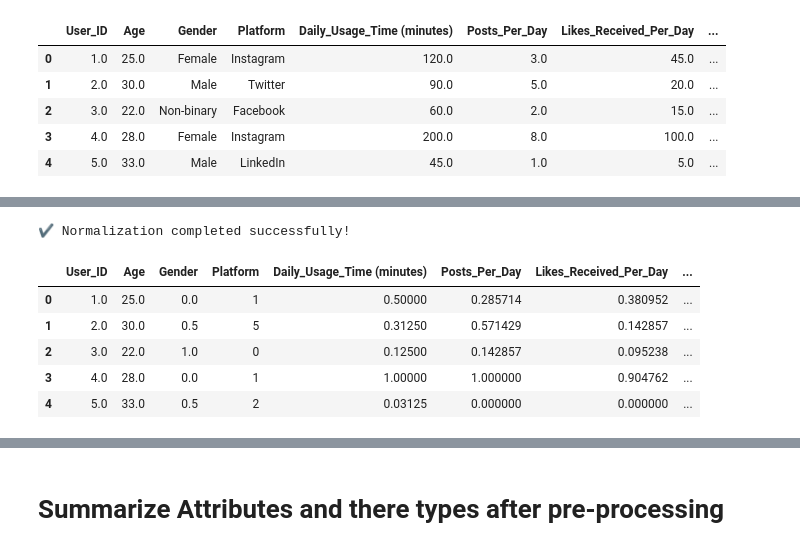
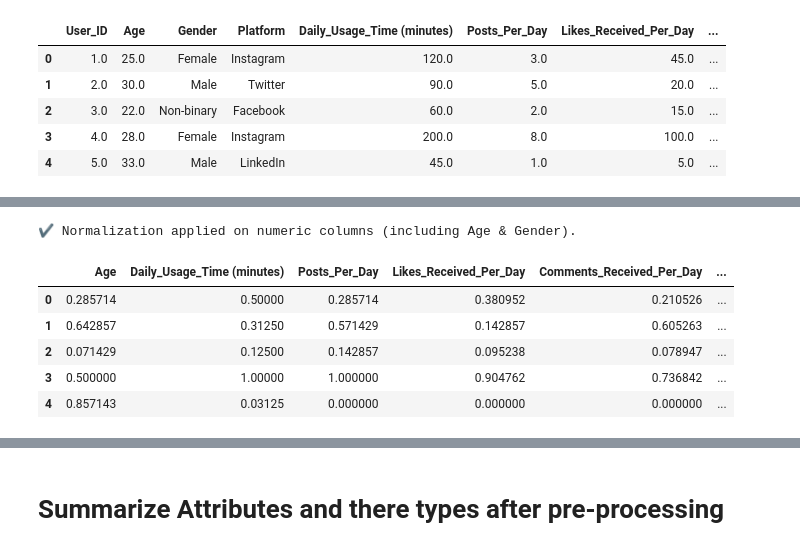
Before and after one commit to WajdAlsuhaymi/IT326-DataMining-Group2, a Jupyter notebook: Reports/Phase3.ipynb, the cells around one changed output, grey strips where cells are left out. Cells and saved outputs as stored; diff of their text form; code cells hidden in the pictures.

```diff
--- a/Reports/Phase3.ipynb
+++ b/Reports/Phase3.ipynb
@@ -262,11 +326,0 @@ We used Min–Max Normalization to scale all numeric attributes between 0 and 1,
-# %%
-from sklearn.preprocessing import LabelEncoder
-
-# بعد ما سويتِ df_processed
-label_cols = ["Gender", "Platform"]
-
-for col in label_cols:
-    le = LabelEncoder()
-    df_processed[col] = le.fit_transform(df_processed[col].astype(str))
-
-print("✔ Label encoding applied on df_processed")
@@ -275,25 +327,26 @@ print("✔ Label encoding applied on df_processed")
 # %%
 from sklearn.preprocessing import MinMaxScaler
 
 numeric_to_scale = [
+    "Age",
     "Daily_Usage_Time (minutes)",
     "Posts_Per_Day",
     "Likes_Received_Per_Day",
     "Comments_Received_Per_Day",
     "Messages_Sent_Per_Day",
-    "Gender"  # الآن صار رقمي وبإمكاننا نطبّقه
+    "Gender"  # الآن صار رقمي ونقدر نطبّعه
 ]
 
 scaler = MinMaxScaler()
 df_processed[numeric_to_scale] = scaler.fit_transform(df_processed[numeric_to_scale])
 
-print("✔ Normalization completed successfully!")
-df_processed.head()
+print("✔ Normalization applied on numeric columns (including Age & Gender).")
+df_processed[numeric_to_scale].head()
 # %% [output]
-✔ Normalization completed successfully!
+✔ Normalization applied on numeric columns (including Age & Gender).
-|  | User_ID | Age | Gender | Platform | Daily_Usage_Time (minutes) | Posts_Per_Day | Likes_Received_Per_Day | ... |
-| 0 | 1.0 | 25.0 | 0.0 | 1 | 0.50000 | 0.285714 | 0.380952 | ... |
-| 1 | 2.0 | 30.0 | 0.5 | 5 | 0.31250 | 0.571429 | 0.142857 | ... |
-| 2 | 3.0 | 22.0 | 1.0 | 0 | 0.12500 | 0.142857 | 0.095238 | ... |
-| 3 | 4.0 | 28.0 | 0.0 | 1 | 1.00000 | 1.000000 | 0.904762 | ... |
-| 4 | 5.0 | 33.0 | 0.5 | 2 | 0.03125 | 0.000000 | 0.000000 | ... |
+|  | Age | Daily_Usage_Time (minutes) | Posts_Per_Day | Likes_Received_Per_Day | Comments_Received_Per_Day | ... |
+| 0 | 0.285714 | 0.50000 | 0.285714 | 0.380952 | 0.210526 | ... |
+| 1 | 0.642857 | 0.31250 | 0.571429 | 0.142857 | 0.605263 | ... |
+| 2 | 0.071429 | 0.12500 | 0.142857 | 0.095238 | 0.078947 | ... |
+| 3 | 0.500000 | 1.00000 | 1.000000 | 0.904762 | 0.736842 | ... |
+| 4 | 0.857143 | 0.03125 | 0.000000 | 0.000000 | 0.000000 | ... |
```
Also changed, not shown: parts of 23 cells of this notebook.
